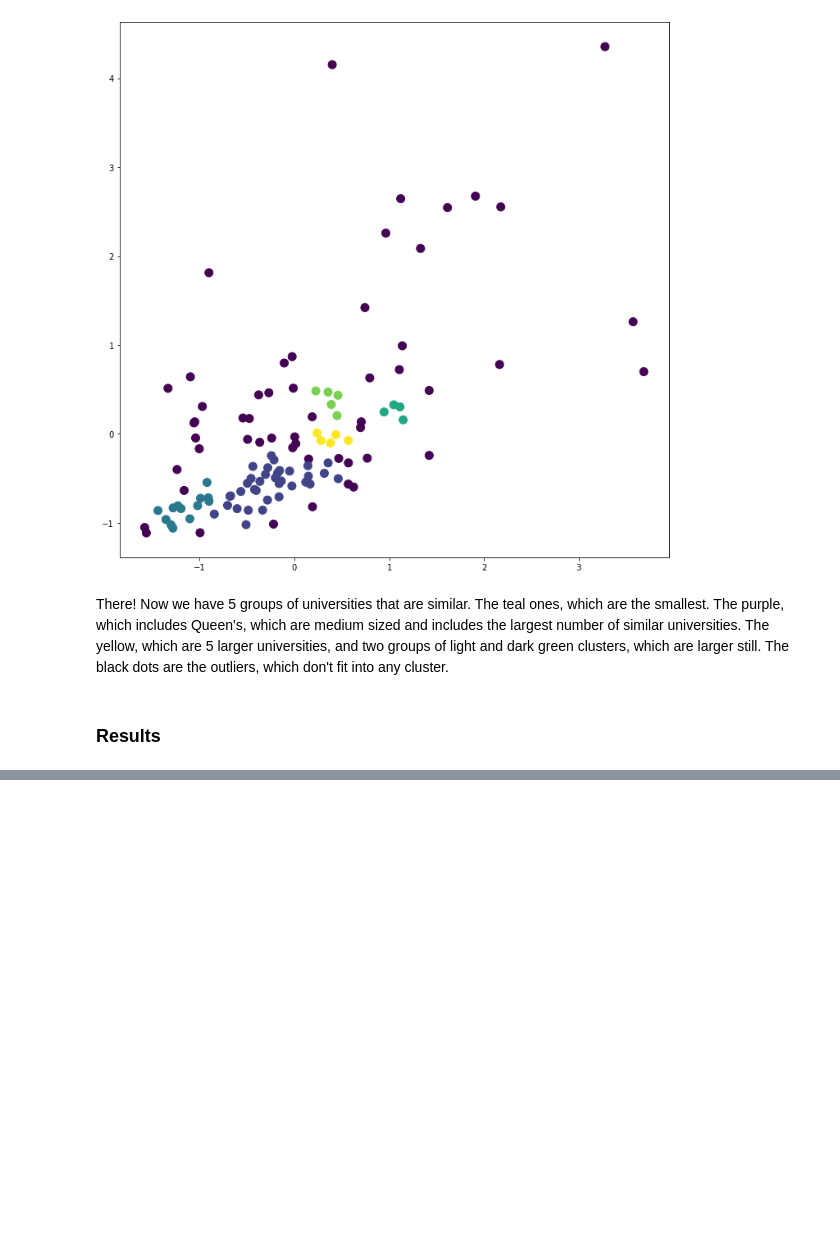
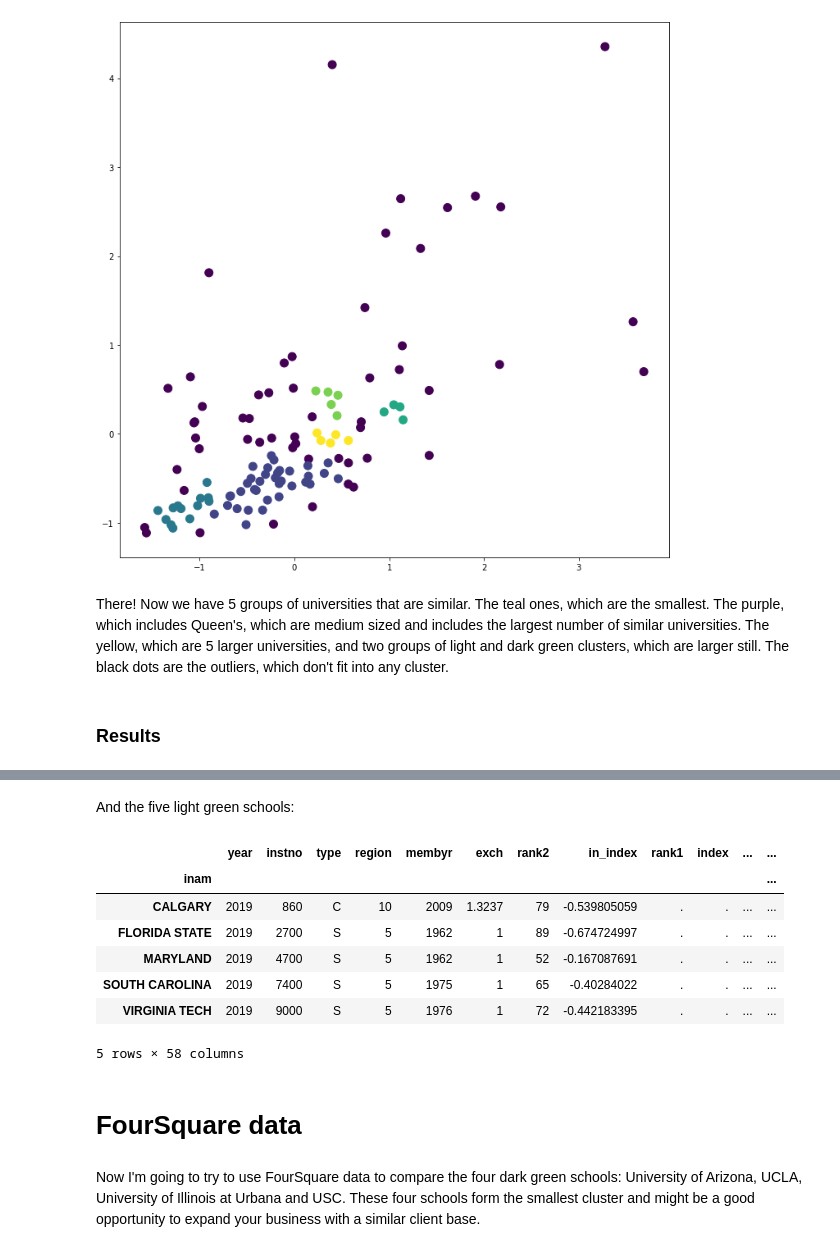
Before and after one commit to AmandaRW/capstone, a Jupyter notebook: ARL Library comparisons.ipynb, the cells around one changed output, grey strips where cells are left out. Cells and saved outputs as stored; diff of their text form; code cells hidden in the pictures; blank space fills up the shorter version.

```diff
--- a/ARL Library comparisons.ipynb
+++ b/ARL Library comparisons.ipynb
@@ -304,0 +373,20 @@ print(clusters[0])
+# %% [markdown]
+And the five light green schools:
+# %%
+df_data_1["Clus_Db"]=model.labels_
+df_data_1[df_data_1["Clus_Db"]==3]
+
+df_data_1[df_data_1["Clus_Db"]==4]
+# %% [output]
+|  | year | instno | type | region | membyr | exch | rank2 | in_index | rank1 | index | ... | ... |
+| inam |  |  |  |  |  |  |  |  |  |  |  | ... |
+| CALGARY | 2019 | 860 | C | 10 | 2009 | 1.3237 | 79 | -0.539805059 | . | . | ... | ... |
+| FLORIDA STATE | 2019 | 2700 | S | 5 | 1962 | 1 | 89 | -0.674724997 | . | . | ... | ... |
+| MARYLAND | 2019 | 4700 | S | 5 | 1962 | 1 | 52 | -0.167087691 | . | . | ... | ... |
+| SOUTH CAROLINA | 2019 | 7400 | S | 5 | 1975 | 1 | 65 | -0.40284022 | . | . | ... | ... |
+| VIRGINIA TECH | 2019 | 9000 | S | 5 | 1976 | 1 | 72 | -0.442183395 | . | . | ... | ... |
+5 rows × 58 columns
+# %% [markdown]
+# FourSquare data
+# %% [markdown]
+Now I'm going to try to use FourSquare data to compare the four dark green schools: University of Arizona, UCLA, University of Illinois at Urbana and USC. These four schools form the smallest cluster and might be a good opportunity to expand your business with a similar client base.
```
Also changed, not shown: parts of 17 cells of this notebook.
